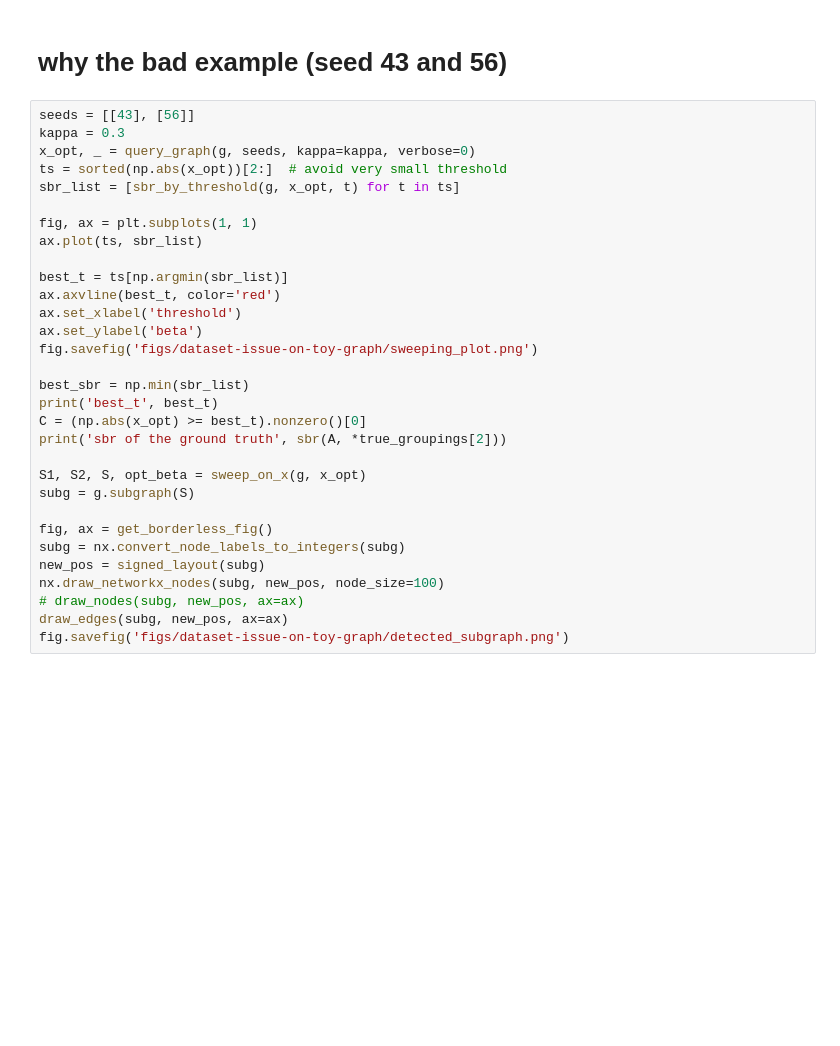
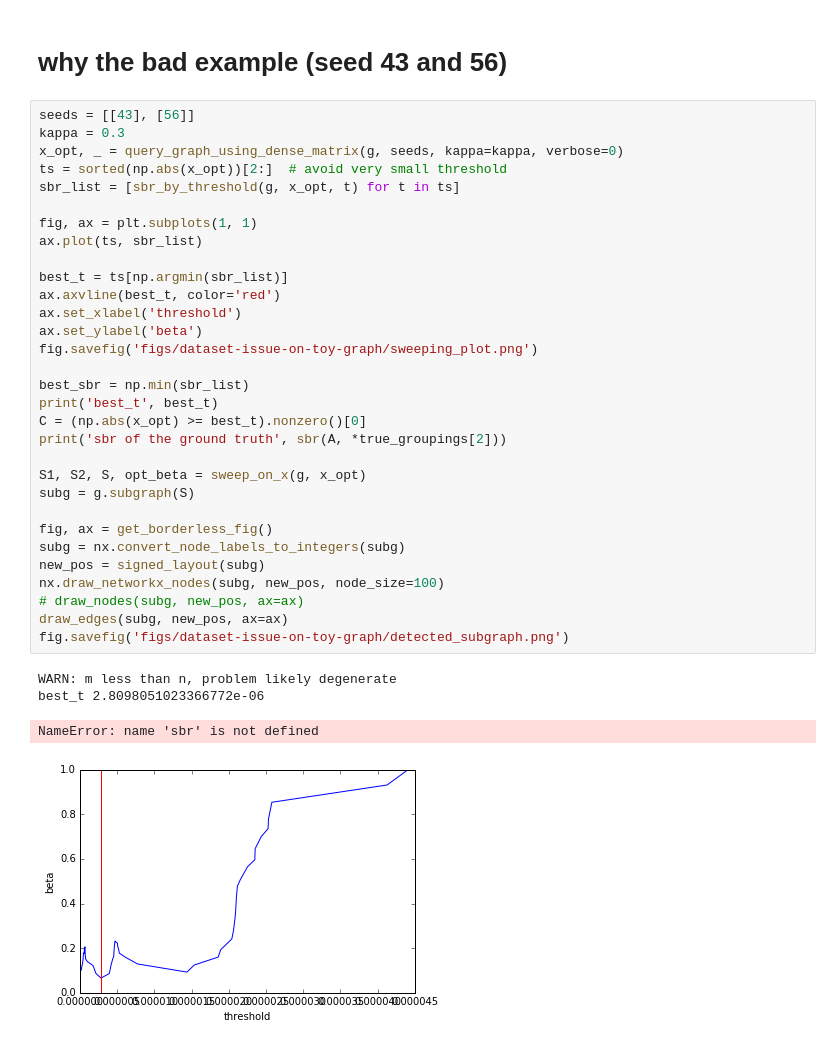
Before and after one commit to xiaohan2012/signed-local-community, a Jupyter notebook: proof-of-concept.ipynb, the cells around one changed output. Saved outputs shown, nothing was run; the diff lists cells and outputs as text; blank space fills up the shorter version.

```diff
--- a/proof-of-concept.ipynb
+++ b/proof-of-concept.ipynb
@@ -152,31 +178,36 @@ fig.savefig('figs/effect-of-kappa/seeds-{}.png'.format(seeds_str))
 # %%
 seeds = [[43], [56]]
 kappa = 0.3
-x_opt, _ = query_graph(g, seeds, kappa=kappa, verbose=0)
+x_opt, _ = query_graph_using_dense_matrix(g, seeds, kappa=kappa, verbose=0)
 ts = sorted(np.abs(x_opt))[2:]  # avoid very small threshold
 sbr_list = [sbr_by_threshold(g, x_opt, t) for t in ts]
 
 fig, ax = plt.subplots(1, 1)
 ax.plot(ts, sbr_list)
 
 best_t = ts[np.argmin(sbr_list)]
 ax.axvline(best_t, color='red')
 ax.set_xlabel('threshold')
 ax.set_ylabel('beta')
 fig.savefig('figs/dataset-issue-on-toy-graph/sweeping_plot.png')
 
 best_sbr = np.min(sbr_list)
 print('best_t', best_t)
 C = (np.abs(x_opt) >= best_t).nonzero()[0]
 print('sbr of the ground truth', sbr(A, *true_groupings[2]))
 
 S1, S2, S, opt_beta = sweep_on_x(g, x_opt)
 subg = g.subgraph(S)
 
 fig, ax = get_borderless_fig()
 subg = nx.convert_node_labels_to_integers(subg)
 new_pos = signed_layout(subg)
 nx.draw_networkx_nodes(subg, new_pos, node_size=100)
 # draw_nodes(subg, new_pos, ax=ax)
 draw_edges(subg, new_pos, ax=ax)
 fig.savefig('figs/dataset-issue-on-toy-graph/detected_subgraph.png')
+# %% [output]
+WARN: m less than n, problem likely degenerate
+best_t 2.8098051023366772e-06
+NameError: name 'sbr' is not defined
+[figure, added]
```
Also changed, not shown: parts of 6 cells of this notebook.
